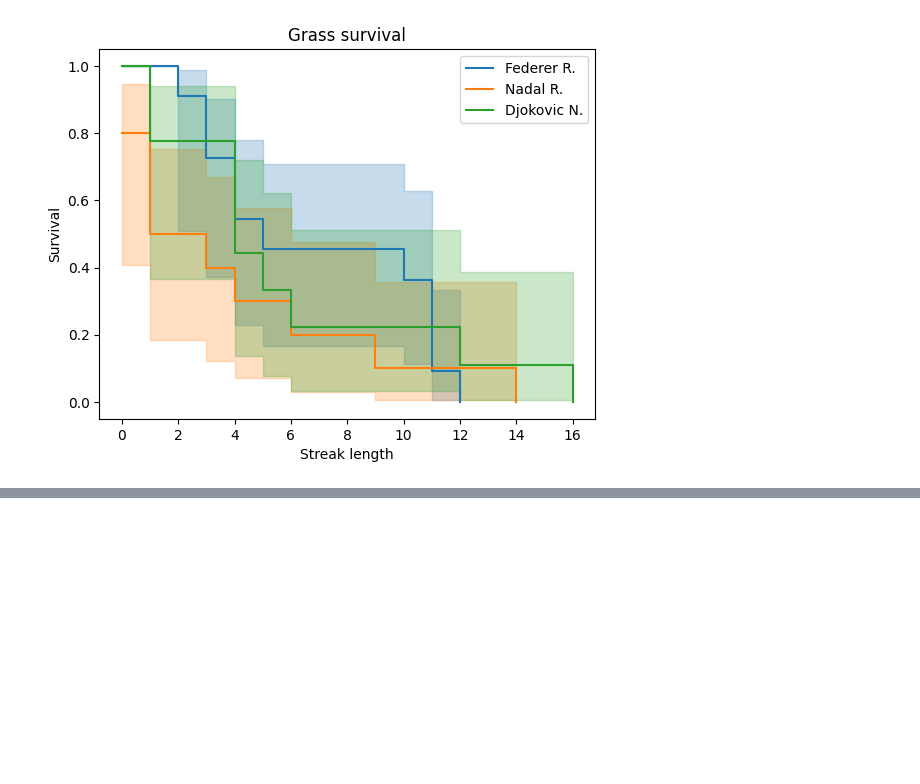
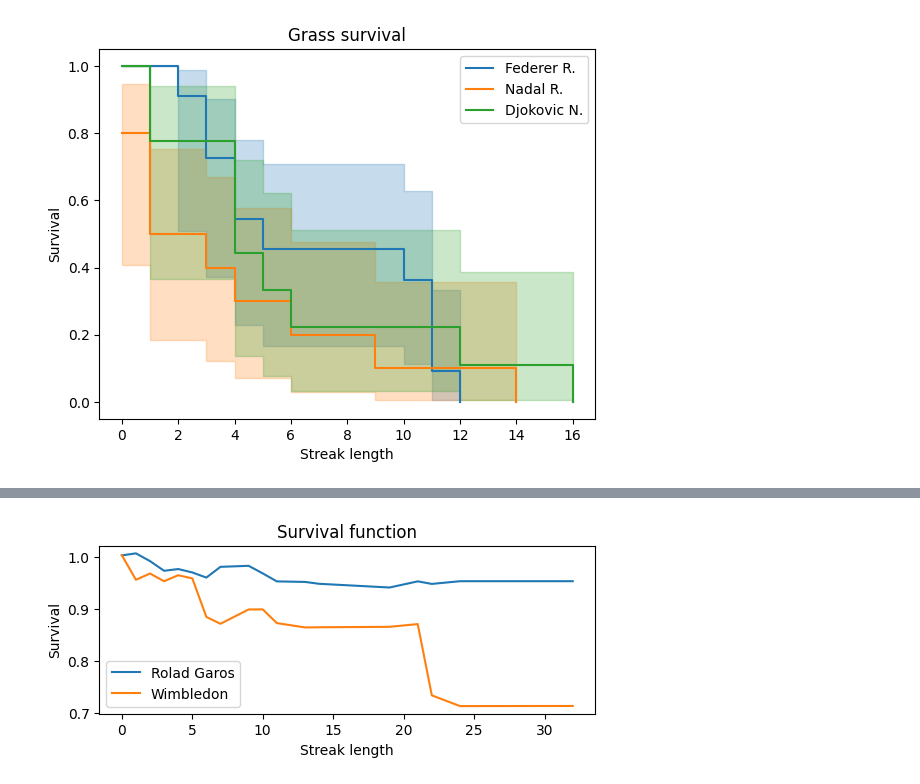
Before and after one commit to dzmitryashkinadze/kaplan-meier-tennis, a Jupyter notebook: kapan-meier-tennis.ipynb, the cells around one changed output, grey strips where cells are left out. Drawn from its saved outputs; the diff is of its cells as text; code cells hidden in the pictures; blank space fills up the shorter version.

Commit message:
added regression model

```diff
--- a/kapan-meier-tennis.ipynb
+++ b/kapan-meier-tennis.ipynb
@@ -174,0 +252,21 @@ Text(0, 0.5, 'Survival')
+# %%
+from lifelines import AalenAdditiveFitter
+
+# fit the Aalen model
+aaf = AalenAdditiveFitter(coef_penalizer=1.0, fit_intercept=False)
+aaf.fit(data, 'Streak', event_col='Status')
+
+# predict survival
+Rolad_Garos = data[data['Surface_Clay'] == 1][data['Series_Grand Slam'] == 1].iloc[0]
+Wimbledon = data[data['Surface_Grass'] == 1][data['Series_Grand Slam'] == 1].iloc[0]
+
+ax = plt.subplot(2,1,2)
+aaf.predict_survival_function(Rolad_Garos).plot(ax=ax)
+aaf.predict_survival_function(Wimbledon).plot(ax=ax)
+ax.legend(['Rolad Garos', 'Wimbledon'])
+plt.title('Survival function')
+plt.xlabel('Streak length')
+plt.ylabel('Survival')
+plt.savefig('survival_nadal.png')
+# %% [output]
+[figure, added]
```
Also changed, not shown: parts of 3 cells of this notebook, 3 other files.
